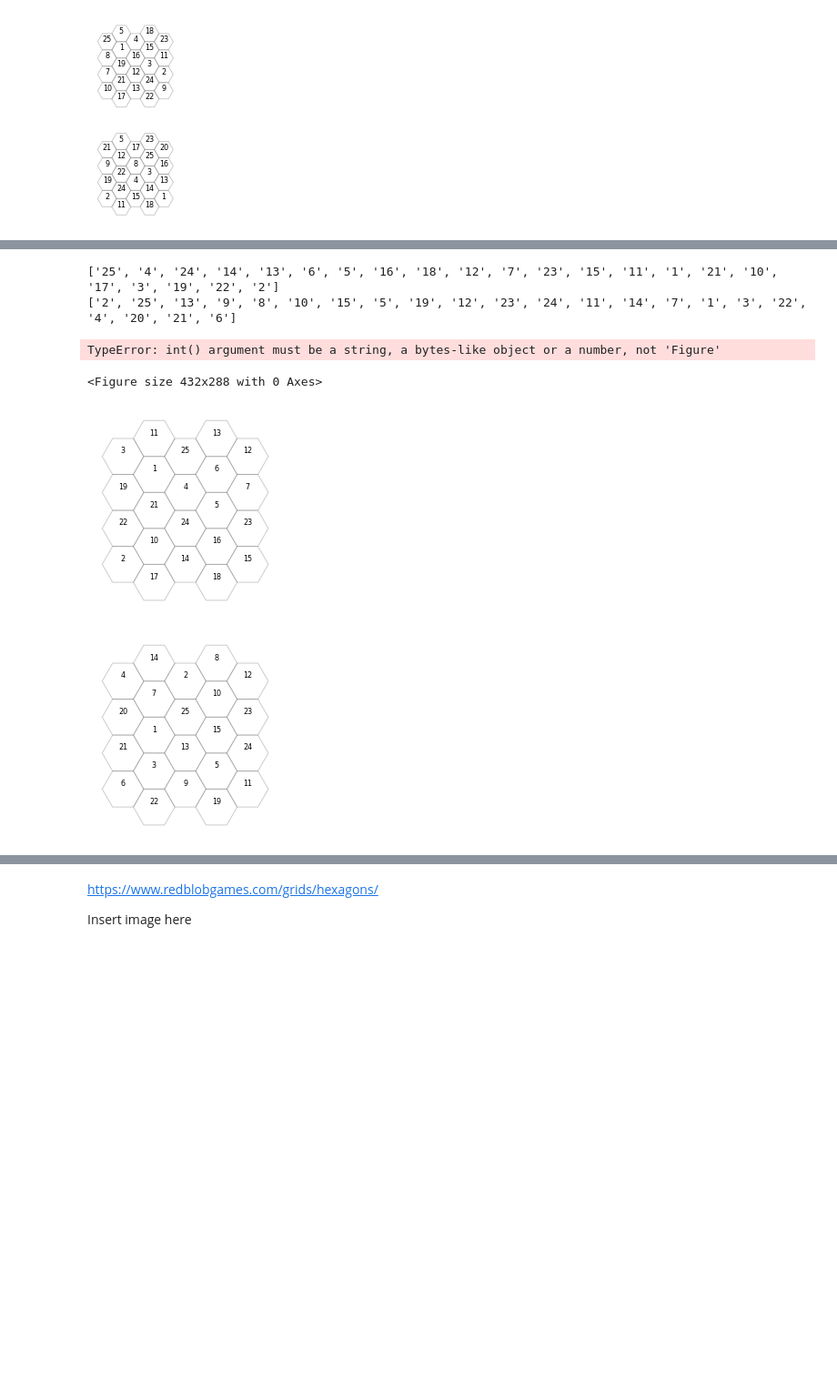
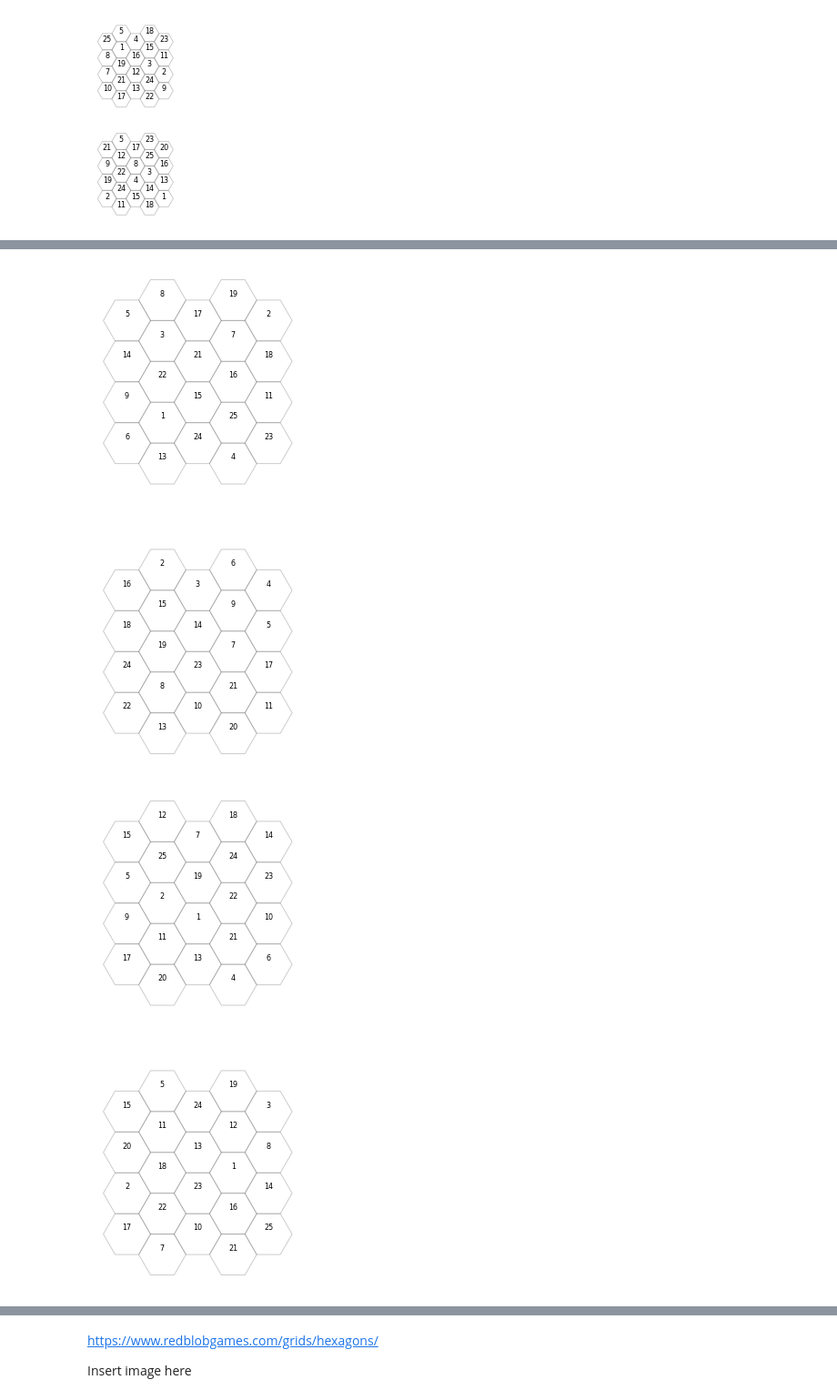
Before and after one commit to DJSaunders1997/blockbuster, a Jupyter notebook: Blockbusters.ipynb, the cells around one changed output, grey strips where cells are left out. Shown at 91% size. Drawn from its saved outputs; the diff is of its cells as text; code cells hidden in the pictures; blank space fills up the shorter version.

```diff
--- a/Blockbusters.ipynb
+++ b/Blockbusters.ipynb
@@ -302,17 +308,24 @@ pp.close()
-# %%
-# https://stackoverflow.com/questions/17788685/python-saving-multiple-figures-into-one-pdf-file
-
-from matplotlib import pyplot as plt
-
-fig = plt.figure()
-
-axis1 = create_plot()
-axis2 = fig.add_subplot(create_plot())
-fig.savefig('multipleplots.png')
-# %% [output]
-['25', '4', '24', '14', '13', '6', '5', '16', '18', '12', '7', '23', '15', '11', '1', '21', '10', '17', '3', '19', '22', '2']
-['2', '25', '13', '9', '8', '10', '15', '5', '19', '12', '23', '24', '11', '14', '7', '1', '3', '22', '4', '20', '21', '6']
-TypeError: int() argument must be a string, a bytes-like object or a number, not 'Figure'
-<Figure size 432x288 with 0 Axes>
-[figure, removed]
-[figure, removed]
+# %%
+# https://stackoverflow.com/questions/17788685/python-saving-multiple-figures-into-one-pdf-file
+
+from matplotlib.backends.backend_pdf import PdfPages
+
+def create_pdf(num_pages):
+    # Each page has 2 plots on it
+    # Therefore if 6 people are playing 1 round 3 pages should be printed.
+
+    pp = PdfPages('test.pdf')
+
+    for i in range(num_pages):
+
+        plot = create_2_plots()
+        plot.set_size_inches([7,10])
+
+        pp.savefig(plot)
+
+    pp.close()
+
+create_pdf(3)
+# %% [output]
+[figure, added]
+[figure, added]
```
Also changed, not shown: parts of 2 cells of this notebook, 2 other files.
